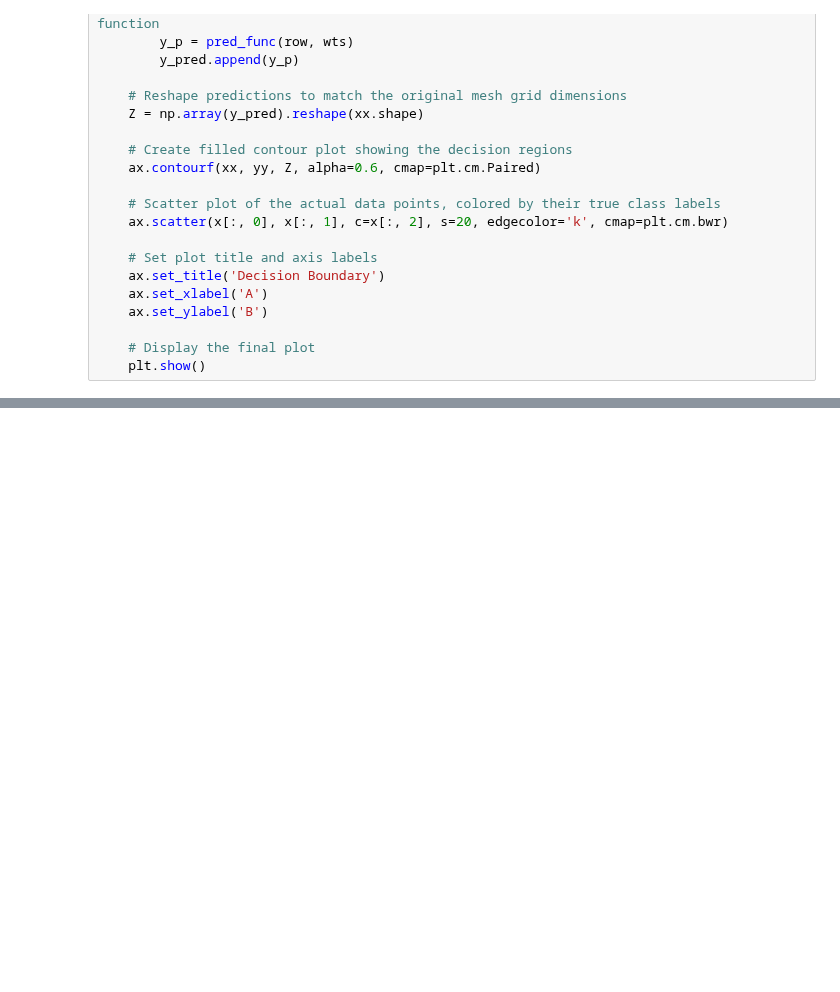
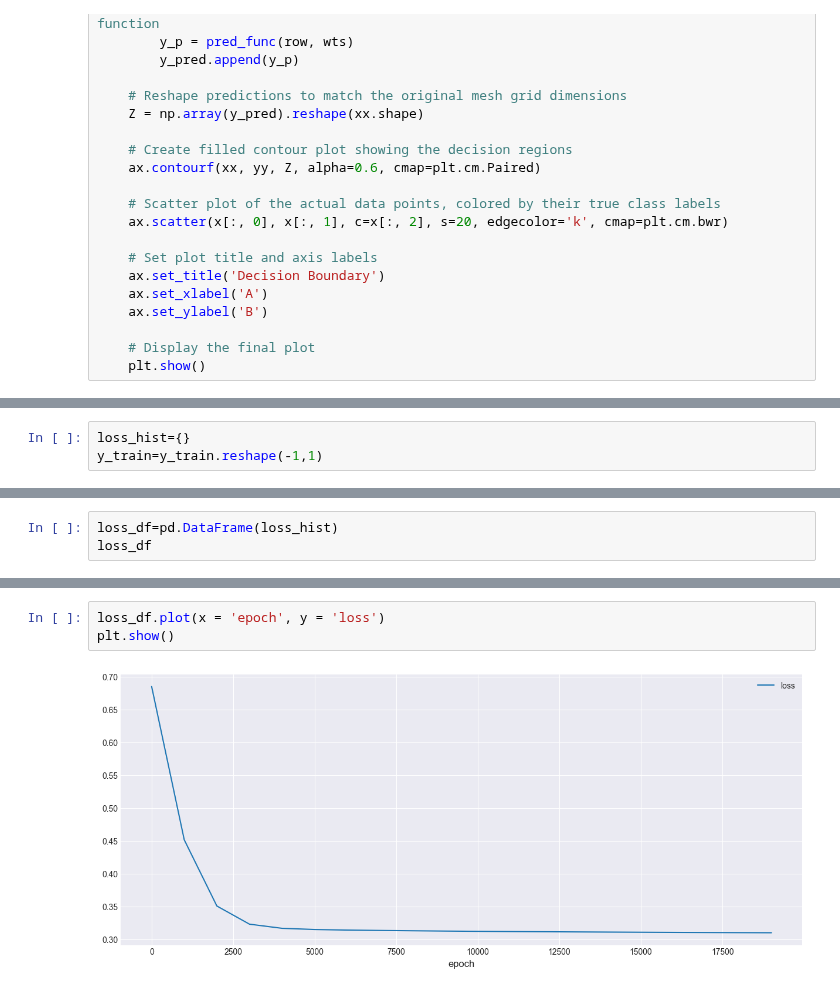
Before and after one commit to gpgaikwad576/DAIAugust2025, a Jupyter notebook: Python/Anurag/DeepLearning/Assigments/Assigment3.ipynb, the cells around one changed output, grey strips where cells are left out. Saved outputs shown, nothing was run; the diff lists cells and outputs as text; blank space fills up the shorter version.

```diff
--- a/Python/Anurag/DeepLearning/Assigments/Assigment3.ipynb
+++ b/Python/Anurag/DeepLearning/Assigments/Assigment3.ipynb
@@ -112,0 +163,3 @@ def fn_plot_decision_boundary(x: np.ndarray, wts: np.ndarray, pred_func):
+# %%
+loss_hist={}
+y_train=y_train.reshape(-1,1)
@@ -112,0 +262,3 @@ def fn_plot_decision_boundary(x: np.ndarray, wts: np.ndarray, pred_func):
+# %%
+loss_df=pd.DataFrame(loss_hist)
+loss_df
@@ -112,0 +283,5 @@ def fn_plot_decision_boundary(x: np.ndarray, wts: np.ndarray, pred_func):
+# %%
+loss_df.plot(x = 'epoch', y = 'loss')
+plt.show()
+# %% [output]
+[figure, added]
```
Also changed, not shown: parts of 10 cells of this notebook, 34 other files.
